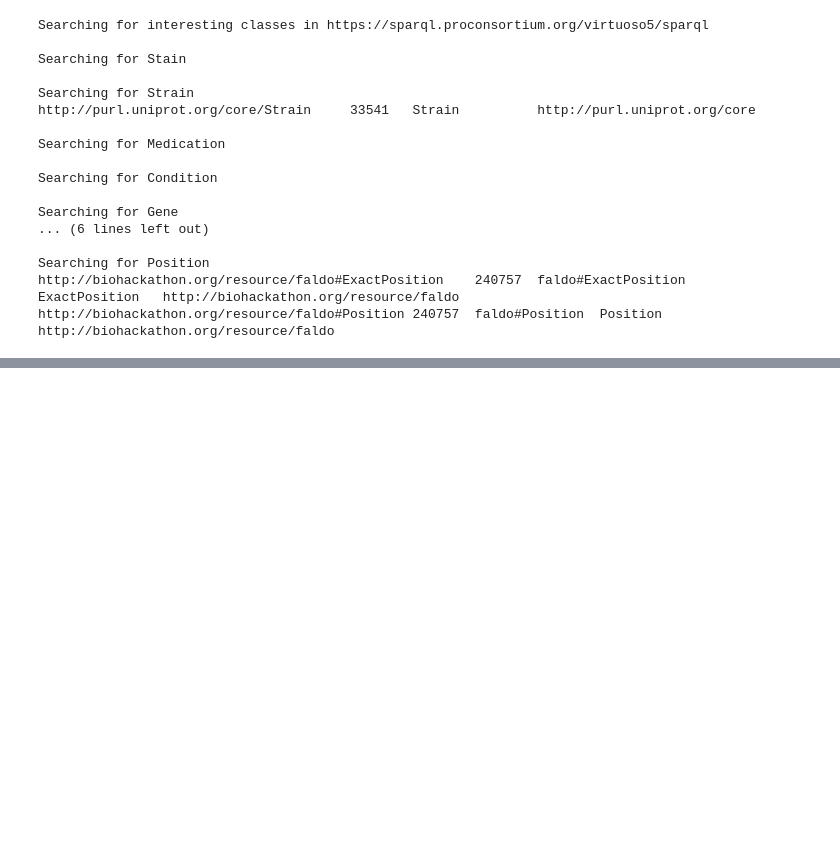
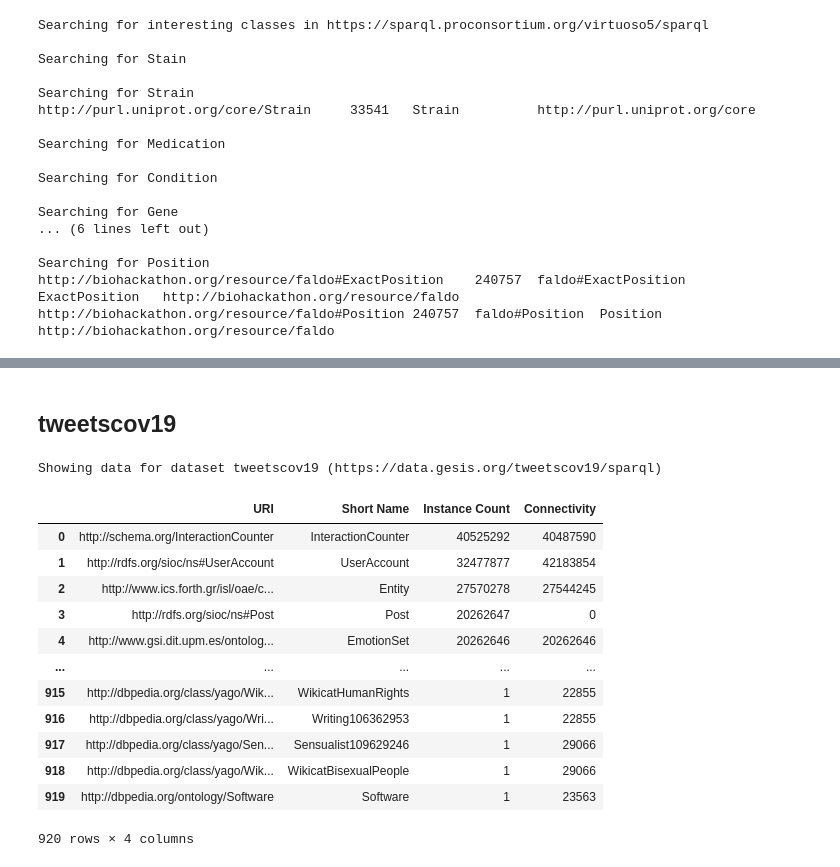
Before and after one commit to sergejsrk/SparqlDatasetAnalysis, a Jupyter notebook: Covid19_datasets.ipynb, the cells around one changed output, grey strips where cells are left out. Cells and saved outputs as stored; diff of their text form; code cells hidden in the pictures; blank space fills up the shorter version.

```diff
--- a/Covid19_datasets.ipynb
+++ b/Covid19_datasets.ipynb
@@ -751,0 +921,20 @@ for i in sorted(short_name_2_presence_and_instance_count, reverse = True, key=la
+# %% [markdown]
+## tweetscov19
+# %%
+print(f"Showing data for dataset {restoredDs2.name} ({restoredDs2.endpoint_url})")
+create_dataframe_from_dataset(restoredDs2)
+# %% [output]
+Showing data for dataset tweetscov19 (https://data.gesis.org/tweetscov19/sparql)
+|  | URI | Short Name | Instance Count | Connectivity |
+| 0 | http://schema.org/InteractionCounter | InteractionCounter | 40525292 | 40487590 |
+| 1 | http://rdfs.org/sioc/ns#UserAccount | UserAccount | 32477877 | 42183854 |
+| 2 | http://www.ics.forth.gr/isl/oae/c... | Entity | 27570278 | 27544245 |
+| 3 | http://rdfs.org/sioc/ns#Post | Post | 20262647 | 0 |
+| 4 | http://www.gsi.dit.upm.es/ontolog... | EmotionSet | 20262646 | 20262646 |
+| ... | ... | ... | ... | ... |
+| 915 | http://dbpedia.org/class/yago/Wik... | WikicatHumanRights | 1 | 22855 |
+| 916 | http://dbpedia.org/class/yago/Wri... | Writing106362953 | 1 | 22855 |
+| 917 | http://dbpedia.org/class/yago/Sen... | Sensualist109629246 | 1 | 29066 |
+| 918 | http://dbpedia.org/class/yago/Wik... | WikicatBisexualPeople | 1 | 29066 |
+| 919 | http://dbpedia.org/ontology/Software | Software | 1 | 23563 |
+920 rows × 4 columns
```
Also changed, not shown: parts of 33 cells of this notebook.
